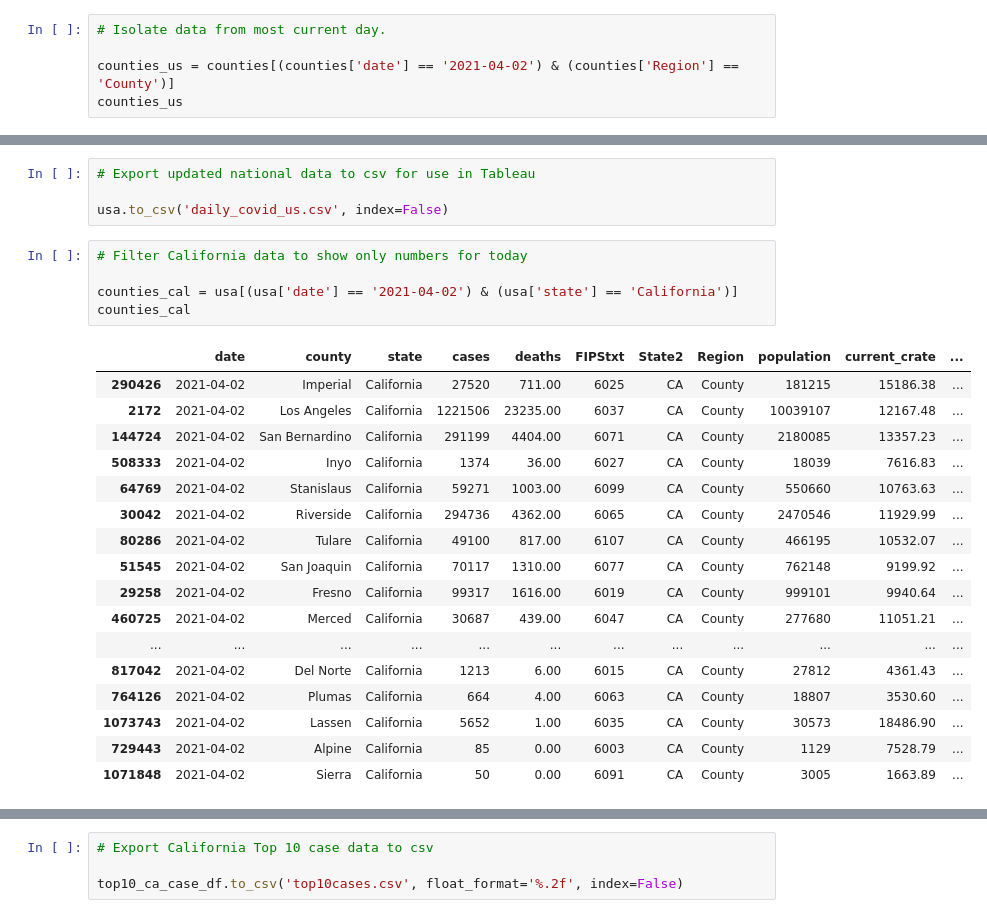
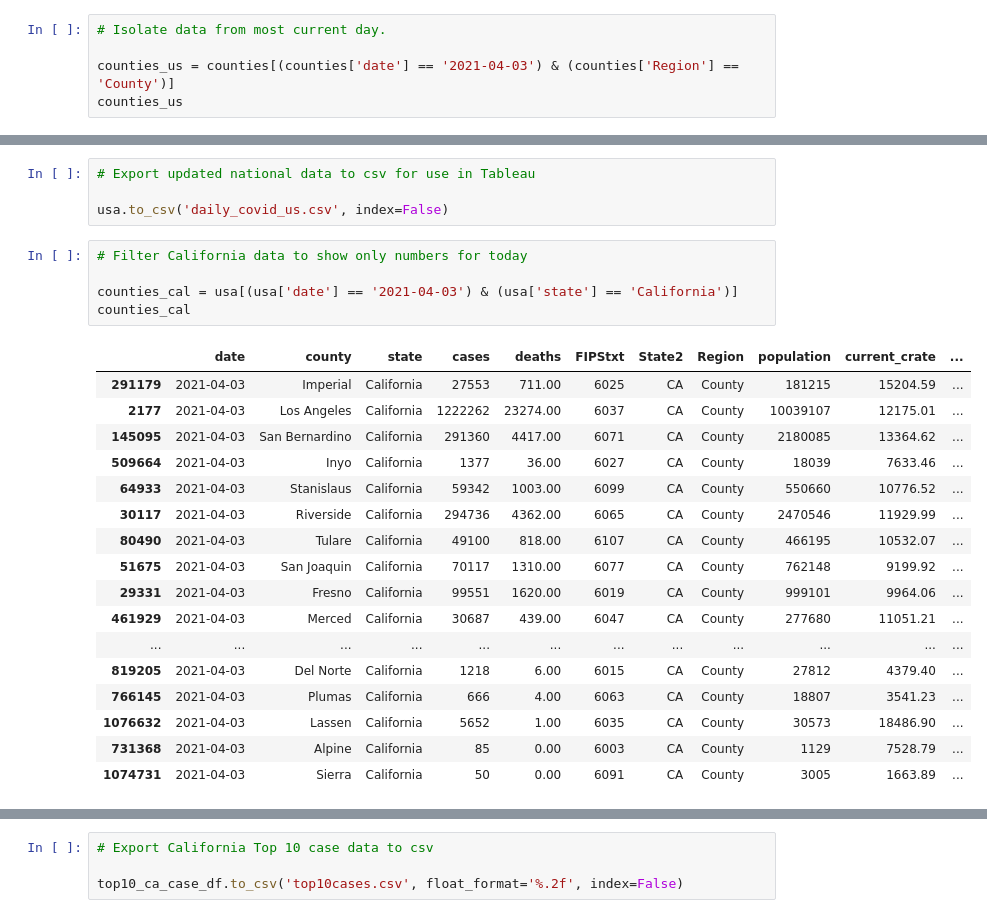
Before and after one commit to menlodoug/covid_crunching, a Jupyter notebook: pandas/COVID_USA.ipynb, the cells around one changed output, grey strips where cells are left out. Cells and saved outputs as stored; diff of their text form.

```diff
--- a/pandas/COVID_USA.ipynb
+++ b/pandas/COVID_USA.ipynb
@@ -94,7 +94,7 @@ counties
 # %%
 # Isolate data from most current day.
 
-counties_us = counties[(counties['date'] == '2021-04-02') & (counties['Region'] == 'County')]
+counties_us = counties[(counties['date'] == '2021-04-03') & (counties['Region'] == 'County')]
 counties_us
 # %% [output]
 |  | date | county | state | cases | deaths | FIPStxt | State2 | Region | population | current_crate | ... |
@@ -247,26 +247,26 @@ usa.to_csv('daily_covid_us.csv', index=False)
 # %%
 # Filter California data to show only numbers for today
 
-counties_cal = usa[(usa['date'] == '2021-04-02') & (usa['state'] == 'California')]
+counties_cal = usa[(usa['date'] == '2021-04-03') & (usa['state'] == 'California')]
 counties_cal
 # %% [output]
 |  | date | county | state | cases | deaths | FIPStxt | State2 | Region | population | current_crate | ... |
-| 290426 | 2021-04-02 | Imperial | California | 27520 | 711.00 | 6025 | CA | County | 181215 | 15186.38 | ... |
-| 2172 | 2021-04-02 | Los Angeles | California | 1221506 | 23235.00 | 6037 | CA | County | 10039107 | 12167.48 | ... |
-| 144724 | 2021-04-02 | San Bernardino | California | 291199 | 4404.00 | 6071 | CA | County | 2180085 | 13357.23 | ... |
-| 508333 | 2021-04-02 | Inyo | California | 1374 | 36.00 | 6027 | CA | County | 18039 | 7616.83 | ... |
-| 64769 | 2021-04-02 | Stanislaus | California | 59271 | 1003.00 | 6099 | CA | County | 550660 | 10763.63 | ... |
-| 30042 | 2021-04-02 | Riverside | California | 294736 | 4362.00 | 6065 | CA | County | 2470546 | 11929.99 | ... |
-| 80286 | 2021-04-02 | Tulare | California | 49100 | 817.00 | 6107 | CA | County | 466195 | 10532.07 | ... |
-| 51545 | 2021-04-02 | San Joaquin | California | 70117 | 1310.00 | 6077 | CA | County | 762148 | 9199.92 | ... |
-| 29258 | 2021-04-02 | Fresno | California | 99317 | 1616.00 | 6019 | CA | County | 999101 | 9940.64 | ... |
-| 460725 | 2021-04-02 | Merced | California | 30687 | 439.00 | 6047 | CA | County | 277680 | 11051.21 | ... |
+| 291179 | 2021-04-03 | Imperial | California | 27553 | 711.00 | 6025 | CA | County | 181215 | 15204.59 | ... |
+| 2177 | 2021-04-03 | Los Angeles | California | 1222262 | 23274.00 | 6037 | CA | County | 10039107 | 12175.01 | ... |
+| 145095 | 2021-04-03 | San Bernardino | California | 291360 | 4417.00 | 6071 | CA | County | 2180085 | 13364.62 | ... |
+| 509664 | 2021-04-03 | Inyo | California | 1377 | 36.00 | 6027 | CA | County | 18039 | 7633.46 | ... |
+| 64933 | 2021-04-03 | Stanislaus | California | 59342 | 1003.00 | 6099 | CA | County | 550660 | 10776.52 | ... |
+| 30117 | 2021-04-03 | Riverside | California | 294736 | 4362.00 | 6065 | CA | County | 2470546 | 11929.99 | ... |
+| 80490 | 2021-04-03 | Tulare | California | 49100 | 818.00 | 6107 | CA | County | 466195 | 10532.07 | ... |
+| 51675 | 2021-04-03 | San Joaquin | California | 70117 | 1310.00 | 6077 | CA | County | 762148 | 9199.92 | ... |
+| 29331 | 2021-04-03 | Fresno | California | 99551 | 1620.00 | 6019 | CA | County | 999101 | 9964.06 | ... |
+| 461929 | 2021-04-03 | Merced | California | 30687 | 439.00 | 6047 | CA | County | 277680 | 11051.21 | ... |
 | ... | ... | ... | ... | ... | ... | ... | ... | ... | ... | ... | ... |
-| 817042 | 2021-04-02 | Del Norte | California | 1213 | 6.00 | 6015 | CA | County | 27812 | 4361.43 | ... |
-| 764126 | 2021-04-02 | Plumas | California | 664 | 4.00 | 6063 | CA | County | 18807 | 3530.60 | ... |
-| 1073743 | 2021-04-02 | Lassen | California | 5652 | 1.00 | 6035 | CA | County | 30573 | 18486.90 | ... |
-| 729443 | 2021-04-02 | Alpine | California | 85 | 0.00 | 6003 | CA | County | 1129 | 7528.79 | ... |
-| 1071848 | 2021-04-02 | Sierra | California | 50 | 0.00 | 6091 | CA | County | 3005 | 1663.89 | ... |
+| 819205 | 2021-04-03 | Del Norte | California | 1218 | 6.00 | 6015 | CA | County | 27812 | 4379.40 | ... |
+| 766145 | 2021-04-03 | Plumas | California | 666 | 4.00 | 6063 | CA | County | 18807 | 3541.23 | ... |
+| 1076632 | 2021-04-03 | Lassen | California | 5652 | 1.00 | 6035 | CA | County | 30573 | 18486.90 | ... |
+| 731368 | 2021-04-03 | Alpine | California | 85 | 0.00 | 6003 | CA | County | 1129 | 7528.79 | ... |
+| 1074731 | 2021-04-03 | Sierra | California | 50 | 0.00 | 6091 | CA | County | 3005 | 1663.89 | ... |
 # %%
 # Show top 10 California counties based on largest current infection rate
 
```
Also changed, not shown: parts of 14 cells of this notebook, 29 other files.
